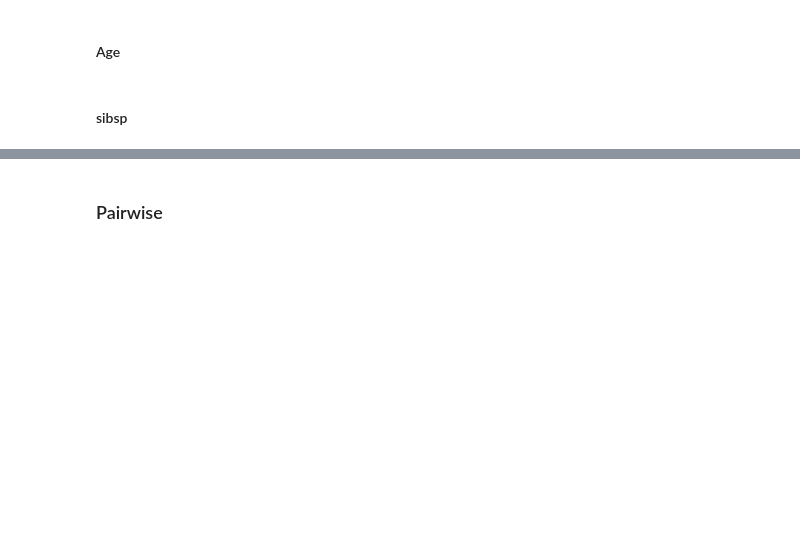
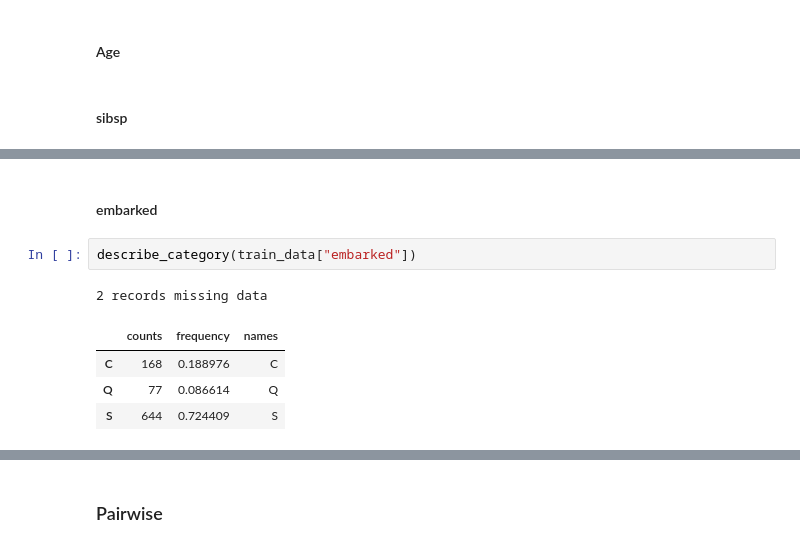
Before and after one commit to jay619/Kaggle-Competitions, a Jupyter notebook: 1-Titanic/src/test.ipynb, the cells around one changed output, grey strips where cells are left out. Saved outputs shown, nothing was run; the diff lists cells and outputs as text; blank space fills up the shorter version.

```diff
--- a/1-Titanic/src/test.ipynb
+++ b/1-Titanic/src/test.ipynb
@@ -161,0 +202,10 @@ Index(['passengerid', 'survived', 'pclass', 'name', 'sex', 'age', 'sibsp',
+# %% [markdown]
+#### embarked
+# %%
+describe_category(train_data["embarked"])
+# %% [output]
+2 records missing data
+|  | counts | frequency | names |
+| C | 168 | 0.188976 | C |
+| Q | 77 | 0.086614 | Q |
+| S | 644 | 0.724409 | S |
```
Also changed, not shown: parts of 14 cells of this notebook, 1 other file.
